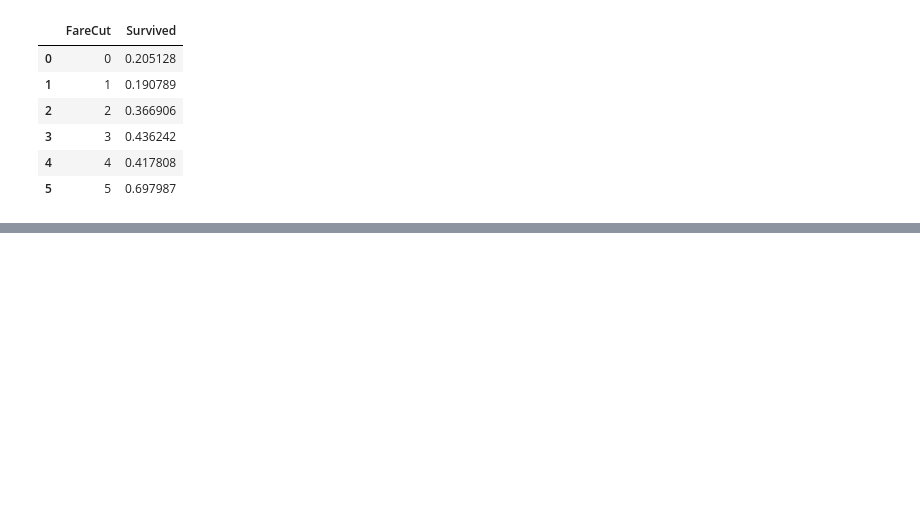
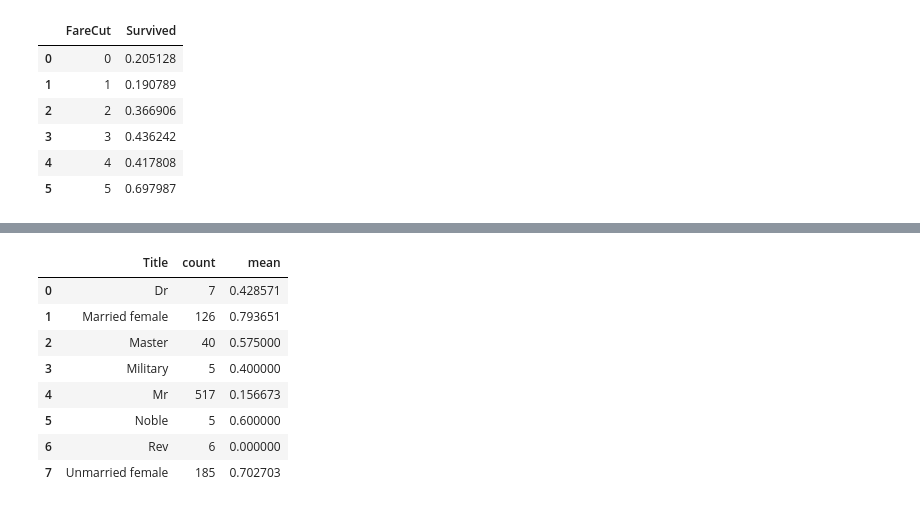
Before and after one commit to raviit244/Kaggle-Titanic, a Jupyter notebook: titanic_pred.ipynb, the cells around one changed output, grey strips where cells are left out. Drawn from its saved outputs; the diff is of its cells as text; code cells hidden in the pictures; blank space fills up the shorter version.

```diff
--- a/titanic_pred.ipynb
+++ b/titanic_pred.ipynb
@@ -229,0 +304,12 @@ train_df.groupby(by=['FareCut'], as_index=False)['Survived'].mean()
+# %%
+train_df.groupby(by=['Title'], as_index=False)['Survived'].agg(['count', 'mean'])
+# %% [output]
+|  | Title | count | mean |
+| 0 | Dr | 7 | 0.428571 |
+| 1 | Married female | 126 | 0.793651 |
+| 2 | Master | 40 | 0.575000 |
+| 3 | Military | 5 | 0.400000 |
+| 4 | Mr | 517 | 0.156673 |
+| 5 | Noble | 5 | 0.600000 |
+| 6 | Rev | 6 | 0.000000 |
+| 7 | Unmarried female | 185 | 0.702703 |
```
Also changed, not shown: parts of 11 cells of this notebook.
